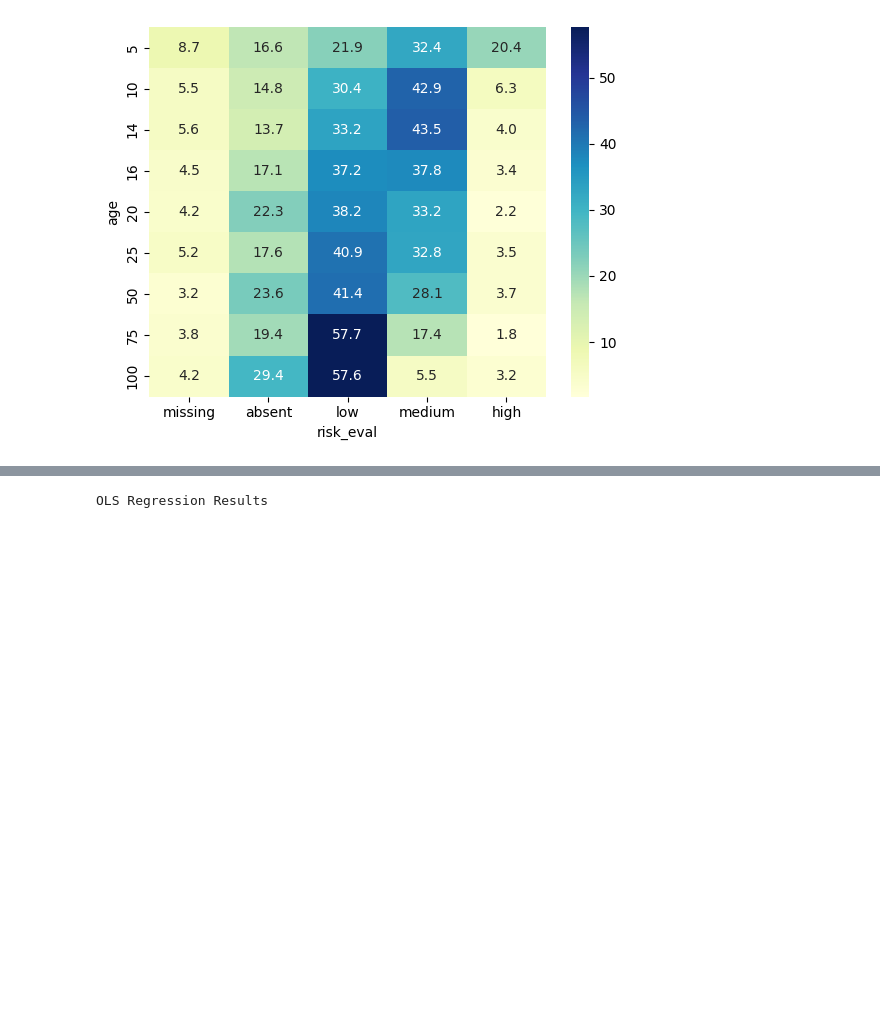
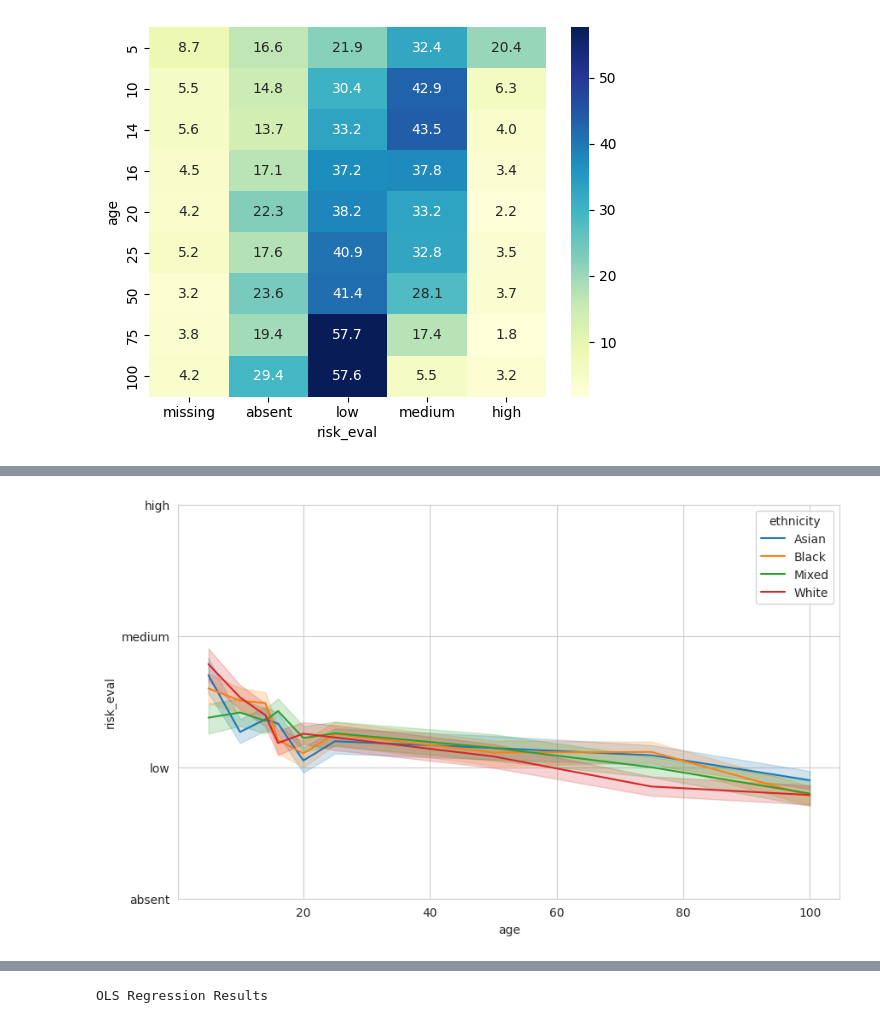
Before and after one commit to AndreasThinks/police-risk-open-ai, a Jupyter notebook: nbs/Analysis/llm_risk_research.ipynb, the cells around one changed output, grey strips where cells are left out. Cells and saved outputs as stored; diff of their text form; code cells hidden in the pictures; blank space fills up the shorter version.

Commit message:
added some plots for analysis

```diff
--- a/nbs/analysis/llm_risk_research.ipynb
+++ b/nbs/Analysis/llm_risk_research.ipynb
@@ -118,0 +123,3 @@ dtype: object
+# %%
+ordinal_df = responses_df[responses_df['risk_eval'] != 'missing'].copy()
+ordinal_df
@@ -118,0 +156,9 @@ dtype: object
+# %%
+fig, ax = plt.subplots(figsize=(10,6))
+
+sns.lineplot(data=ordinal_df, x='age', y='risk_eval', hue='ethnicity',ax=ax)
+ax.set_yticks([1, 2, 3, 4])
+ax.set_yticklabels(['absent', 'low', 'medium', 'high'])
+ax.invert_yaxis()
+# %% [output]
+[figure, added]
```
Also changed, not shown: parts of 18 cells of this notebook, 2 other files.
